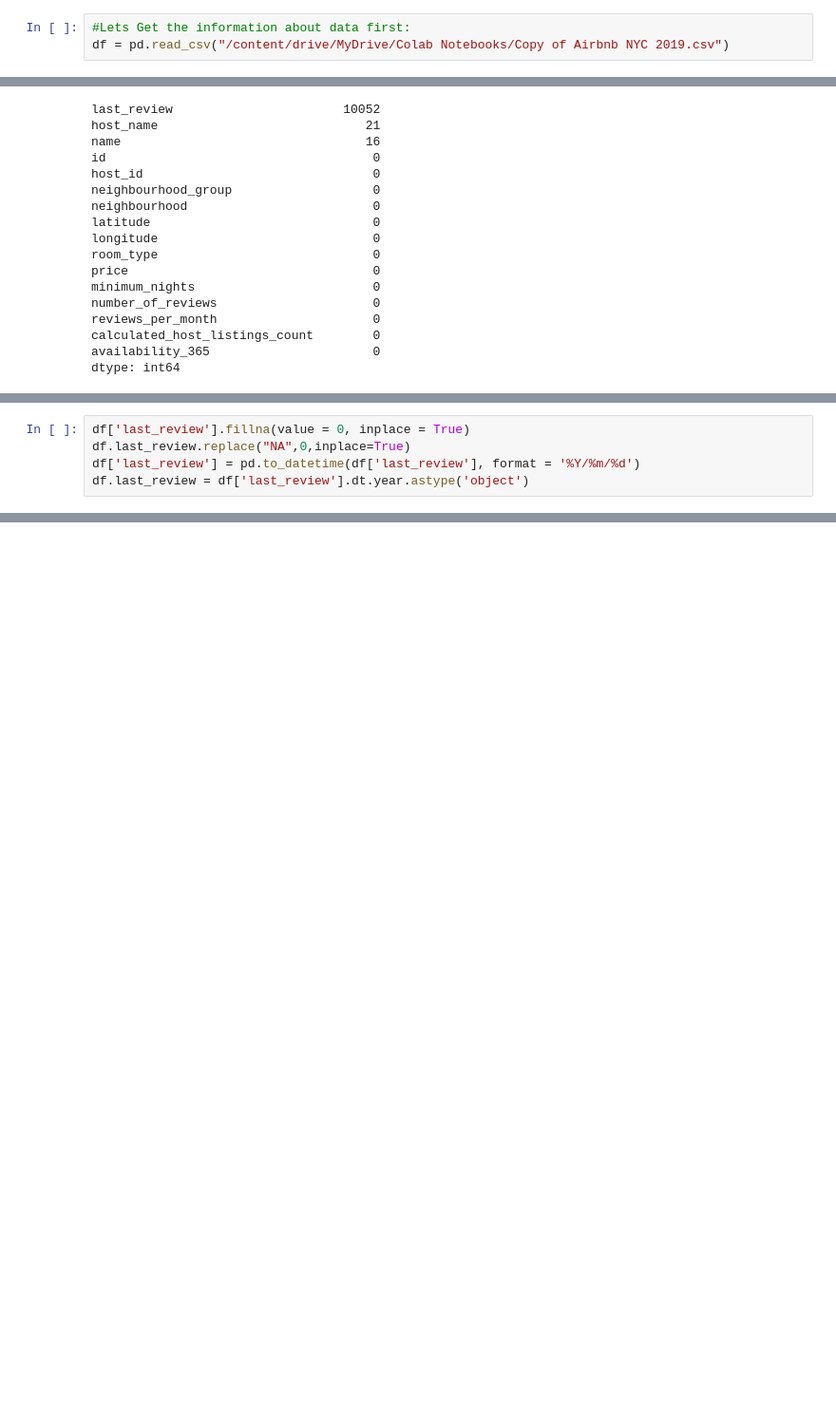
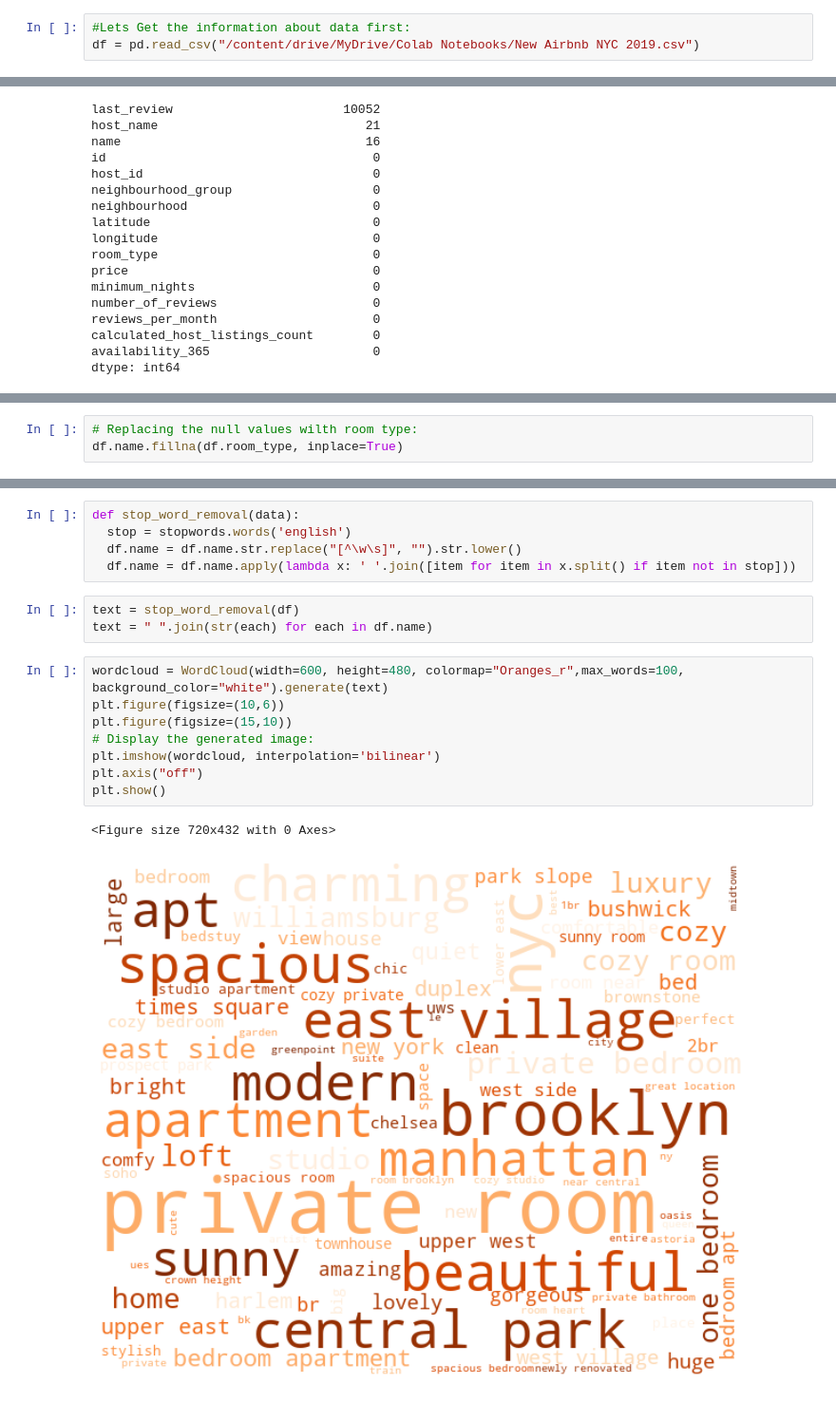
Before and after one commit to Shrez7961/Airbnb-Booking-Analysis, a Jupyter notebook: EDA_Airbnb_Booking_Analysis.ipynb, the cells around one changed output, grey strips where cells are left out. Shown: that part at 95% size. Drawn from its saved outputs; the diff is of its cells as text; blank space fills up the shorter version.

Commit message:
analysis on name column

```diff
--- a/EDA_Airbnb_Booking_Analysis.ipynb
+++ b/EDA_Airbnb_Booking_Analysis.ipynb
@@ -49,6 +66,6 @@ Drive already mounted at /content/drive; to attempt to forcibly remount, call dr
 # %%
 #Lets Get the information about data first:
-df = pd.read_csv("/content/drive/MyDrive/Colab Notebooks/Copy of Airbnb NYC 2019.csv")
+df = pd.read_csv("/content/drive/MyDrive/Colab Notebooks/New Airbnb NYC 2019.csv")
 # %%
 #Lets check the file head upto last 10 entries:
 df.head(10)
@@ -205,5 +220,0 @@ So, we must have to replace it first and then do the conversion.
-# %%
-df['last_review'].fillna(value = 0, inplace = True)
-df.last_review.replace("NA",0,inplace=True)
-df['last_review'] = pd.to_datetime(df['last_review'], format = '%Y/%m/%d')
-df.last_review = df['last_review'].dt.year.astype('object')
@@ -224,0 +300,3 @@ df['last_review'].max()
+# %%
+# Replacing the null values wilth room type:
+df.name.fillna(df.room_type, inplace=True)
@@ -224,0 +330,19 @@ df['last_review'].max()
+# %%
+def stop_word_removal(data):
+  stop = stopwords.words('english')
+  df.name = df.name.str.replace("[^\w\s]", "").str.lower()
+  df.name = df.name.apply(lambda x: ' '.join([item for item in x.split() if item not in stop]))
+# %%
+text = stop_word_removal(df)
+text = " ".join(str(each) for each in df.name)
+# %%
+wordcloud = WordCloud(width=600, height=480, colormap="Oranges_r",max_words=100, background_color="white").generate(text)
+plt.figure(figsize=(10,6))
+plt.figure(figsize=(15,10))
+# Display the generated image:
+plt.imshow(wordcloud, interpolation='bilinear')
+plt.axis("off")
+plt.show()
+# %% [output]
+<Figure size 720x432 with 0 Axes>
+[figure, added]
```
Also changed, not shown: parts of 24 cells of this notebook.
